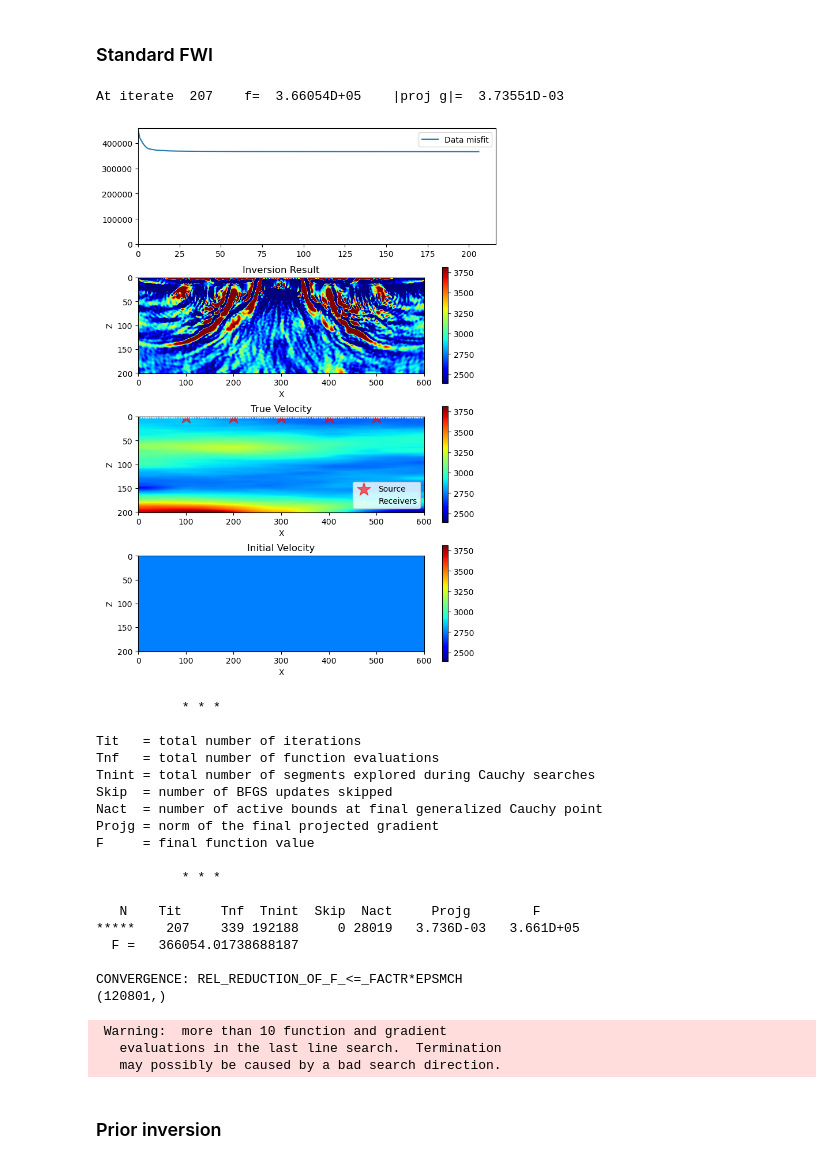
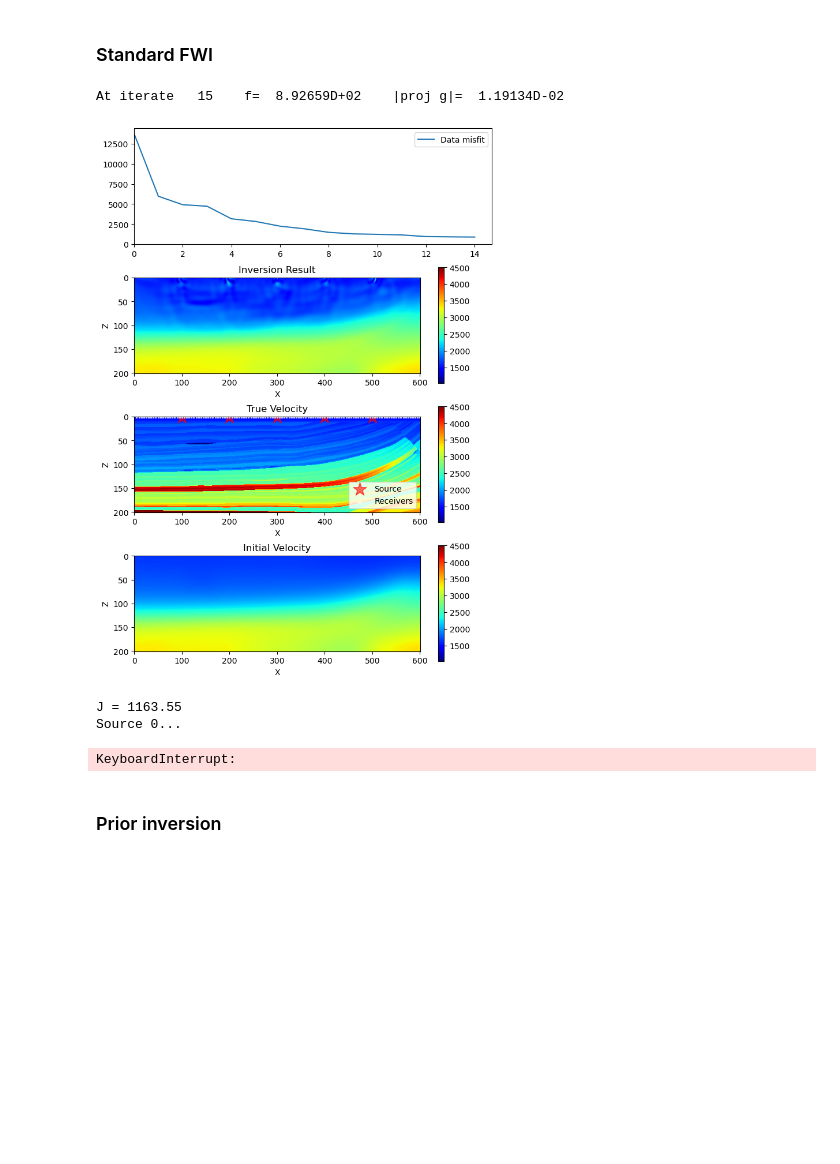
Before and after one commit to medicinely/fwi, a Jupyter notebook: fwi_matrix.ipynb, the cells around one changed output. Cells and saved outputs as stored; diff of their text form; code cells hidden in the pictures; blank space fills up the shorter version.

```diff
--- a/fwi_matrix.ipynb
+++ b/fwi_matrix.ipynb
@@ -282,7 +282,7 @@ def gradient_multi(vel,d_obs,wsrc,zxsrc,zxrec,at,az,ax,next,device):
 		print('Source', i, end='...   ')
 		zxsrci = np.expand_dims(zxsrc[:,i],-1)
 		p_fwd, d = prop2d(wsrc,zxsrci,zxrec,vel,at,az,ax,next,device)
-		residual = d - d_obs # residual shape (n_rec, nt) - residual.shape=(5,801)
+		residual = d - d_obs[i] # residual shape (n_rec, nt) - residual.shape=(5,801)
 		# Calculate back propagated p_back(z,x,t)
 		p_back, _ = prop2d(np.flip(residual,axis=1), zxrec, zxsrc, vel, at, az, ax, next, device)
 		p_back = np.flip(p_back,axis=1)
@@ -338,7 +338,13 @@ receivers_width = np.append(np.arange(zxsrc[1][0],0,-interv)[::-1][:-1], #left
 receivers_height = np.arange(izsrc[0],nz-izsrc[0],interv) # down
 zxrec = receiver_position(1)
 
-p, d_obs = prop2d(wsrc,zxsrc,zxrec,v_ref.reshape(nz,nx),at,az,ax,next,device)
+zxsrc = np.array([[1,1,1,1,1], [nx//6,2*nx//6,3*nx//6,4*nx//6,5*nx//6]])
+nsrc = zxsrc.shape[1]
+d_obs = []
+for i in range(nsrc):
+	zxsrci = np.expand_dims(zxsrc[:,i],-1)
+	p, d_obs_i = prop2d(wsrc,zxsrci,zxrec,v_ref.reshape(nz,nx),at,az,ax,next,device)
+	d_obs.append(d_obs_i)
 
 # zxsrc = np.array([[1,1,1,1,1], [nx//6,2*nx//6,3*nx//6,4*nx//6,5*nx//6]])
 
@@ -351,7 +357,7 @@ plt.scatter(zxrec[1,:],zxrec[0,:],marker='s',color='w',s=1,alpha=0.8,label="Rece
 plt.legend(loc='lower right')
 plt.title("$V_{true}$")
 plt.subplot(2,1,2)
-plt.imshow(d_obs.T,cmap='bwr',vmin=-5,vmax=5, aspect='auto')
+plt.imshow(d_obs[0].T,cmap='bwr',vmin=-5,vmax=5, aspect='auto')
 plt.colorbar()
 plt.title("Observation $d_{obs}$")
 plt.show()
@@ -379,9 +380,9 @@ plt.imshow(g.reshape((nz,nx)))
 # %%
 from scipy.optimize import minimize
 
-# # optimize function
-# v_smo = readbin('../dataset/marm2_smo.dat',nz,nx)
-# v_init = (v_smo * 1e3).flatten()
+# optimize function
+v_smo = readbin('../dataset/marm2_smo.dat',nz,nx)
+v_init = (v_smo * 1e3).flatten()
 
 def J_multi(vel,d_obs,wsrc,zxsrc,zxrec,at,az,ax,next,device):
 
@@ -392,7 +393,7 @@ def J_multi(vel,d_obs,wsrc,zxsrc,zxrec,at,az,ax,next,device):
         nz, nx = len(az), len(ax)
         if vel.ndim == 1: vel = np.reshape(vel.flatten(),(nz,nx))
         _, d = prop2d(wsrc,zxsrci,zxrec,vel,at,az,ax,next,device)
-        residual = d - d_obs
+        residual = d - d_obs[i]
         J = 0.5 * np.sum(residual ** 2) # Residual is the half of the L2 norm square
         Js += J
 
@@ -431,56 +432,38 @@ def callback(x):
     plt.scatter(zxrec[1,:],zxrec[0,:],marker='s',color='w',s=1,alpha=0.8,label="Receivers")
     plt.legend(loc='lower right')
     plt.title('True Velocity')
     plt.xlabel('X')
     plt.ylabel('Z')
 
     # Plot the initial velocity
     plt.subplot(414)
     plt.imshow(v_init.reshape((nz, nx)), vmin=vmin, vmax=vmax, cmap='jet')
     plt.colorbar()  # Adjust the pad value as needed
     plt.title('Initial Velocity')
     plt.xlabel('X')
     plt.ylabel('Z')
     plt.show()
 
 zxsrc = np.array([[1,1,1,1,1], [nx//6,2*nx//6,3*nx//6,4*nx//6,5*nx//6]])
 losses = []
 resi = minimize(fun = J_multi,
                x0 = v_init,
                args = (d_obs,wsrc,zxsrc,zxrec,at,az,ax,next,device),
                method='L-BFGS-B',
                # method='Newton-CG',
                bounds = np.full((len(v_init), 2), (vmin,vmax)),
                jac = gradient_multi, # Jacobian
                options = {'disp':True, 'maxiter':500},
                callback = callback
               )
 v_fwi = resi.x
 print(v_fwi.shape)
 # %% [output]
-At iterate  207    f=  3.66054D+05    |proj g|=  3.73551D-03
+At iterate   15    f=  8.92659D+02    |proj g|=  1.19134D-02
-[figure, old version]
+[figure, new version]
-           * * *
-
-Tit   = total number of iterations
-Tnf   = total number of function evaluations
-Tnint = total number of segments explored during Cauchy searches
-Skip  = number of BFGS updates skipped
-Nact  = number of active bounds at final generalized Cauchy point
-Projg = norm of the final projected gradient
-F     = final function value
-
-           * * *
-
-   N    Tit     Tnf  Tnint  Skip  Nact     Projg        F
-*****    207    339 192188     0 28019   3.736D-03   3.661D+05
-  F =   366054.01738688187
-
-CONVERGENCE: REL_REDUCTION_OF_F_<=_FACTR*EPSMCH
-(120801,)
+J = 1163.55
+Source 0...
- Warning:  more than 10 function and gradient
-   evaluations in the last line search.  Termination
-   may possibly be caused by a bad search direction.
+KeyboardInterrupt:
 # %% [markdown]
 ### Prior inversion
 # %%
```
Also changed, not shown: parts of 2 cells of this notebook.
